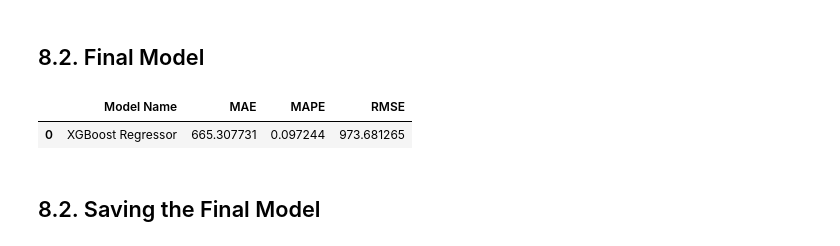
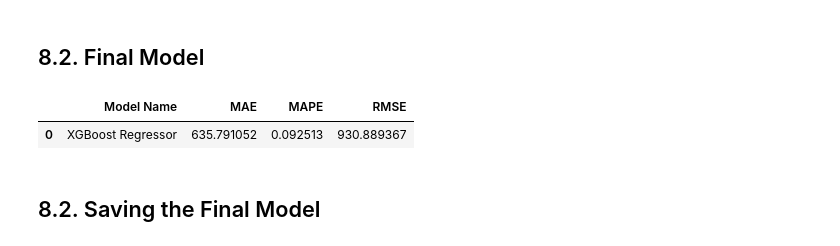
Before and after one commit to velozo-oliveira/rosmman_sales_prediction, a Jupyter notebook: Project_Notebook_Sales_Prediction.ipynb, the cells around one changed output. Cells and saved outputs as stored; diff of their text form; code cells hidden in the pictures.

```diff
--- a/Project_Notebook_Sales_Prediction.ipynb
+++ b/Project_Notebook_Sales_Prediction.ipynb
@@ -1551,36 +1563,36 @@ The 3 main hyperparameter adjustment strategies are:
 # %% [markdown]
 ## 8.2. Final Model
 # %%
-# # Pass the best parameters found out by Random Search
-# param_tuned = {
-#         'n_estimators': 1000,
-#         'eta': 0.03,
-#         'max_depth': 9,
-#         'subsample': 0.7,
-#         'colsample_bytree': 0.9,
-#         'min_child_weight': 15
-#         }
+# Pass the best parameters found out by Random Search
+param_tuned = {
+        'n_estimators': 1500,
+        'eta': 0.03,
+        'max_depth': 9,
+        'subsample': 0.7,
+        'colsample_bytree': 0.9,
+        'min_child_weight': 15
+        }
 # %%
-# # model
-# model_xgb_tuned = xgb.XGBRegressor(
-#                             objective='reg:squarederror',
-#                             n_estimators=param_tuned['n_estimators'],
-#                             eta=param_tuned['eta'],
-#                             max_depth=param_tuned['max_depth'],
-#                             subsample=param_tuned['subsample'],
-#                             colsample_bytree=param_tuned['colsample_bytree'],
-#                             min_child_weight=param_tuned['min_child_weight']
-#                             ).fit(x_train, y_train)
+# model
+model_xgb_tuned = xgb.XGBRegressor(
+                            objective='reg:squarederror',
+                            n_estimators=param_tuned['n_estimators'],
+                            eta=param_tuned['eta'],
+                            max_depth=param_tuned['max_depth'],
+                            subsample=param_tuned['subsample'],
+                            colsample_bytree=param_tuned['colsample_bytree'],
+                            min_child_weight=param_tuned['min_child_weight']
+                            ).fit(x_train, y_train)
 
-# # prediction
-# yhat_xgb_tuned = model_xgb_tuned.predict(x_test)
+# prediction
+yhat_xgb_tuned = model_xgb_tuned.predict(x_test)
 
-# # performance
-# result = ml_error('XGBoost Regressor', np.expm1(y_test), np.expm1(yhat_xgb_tuned))
-# result
+# performance
+result = ml_error('XGBoost Regressor', np.expm1(y_test), np.expm1(yhat_xgb_tuned))
+result
 # %% [output]
 |  | Model Name | MAE | MAPE | RMSE |
-| 0 | XGBoost Regressor | 665.307731 | 0.097244 | 973.681265 |
+| 0 | XGBoost Regressor | 635.791052 | 0.092513 | 930.889367 |
 # %% [markdown]
 ## 8.2. Saving the Final Model
 # %%
```
Also changed, not shown: parts of 19 cells of this notebook, 4 other files.
